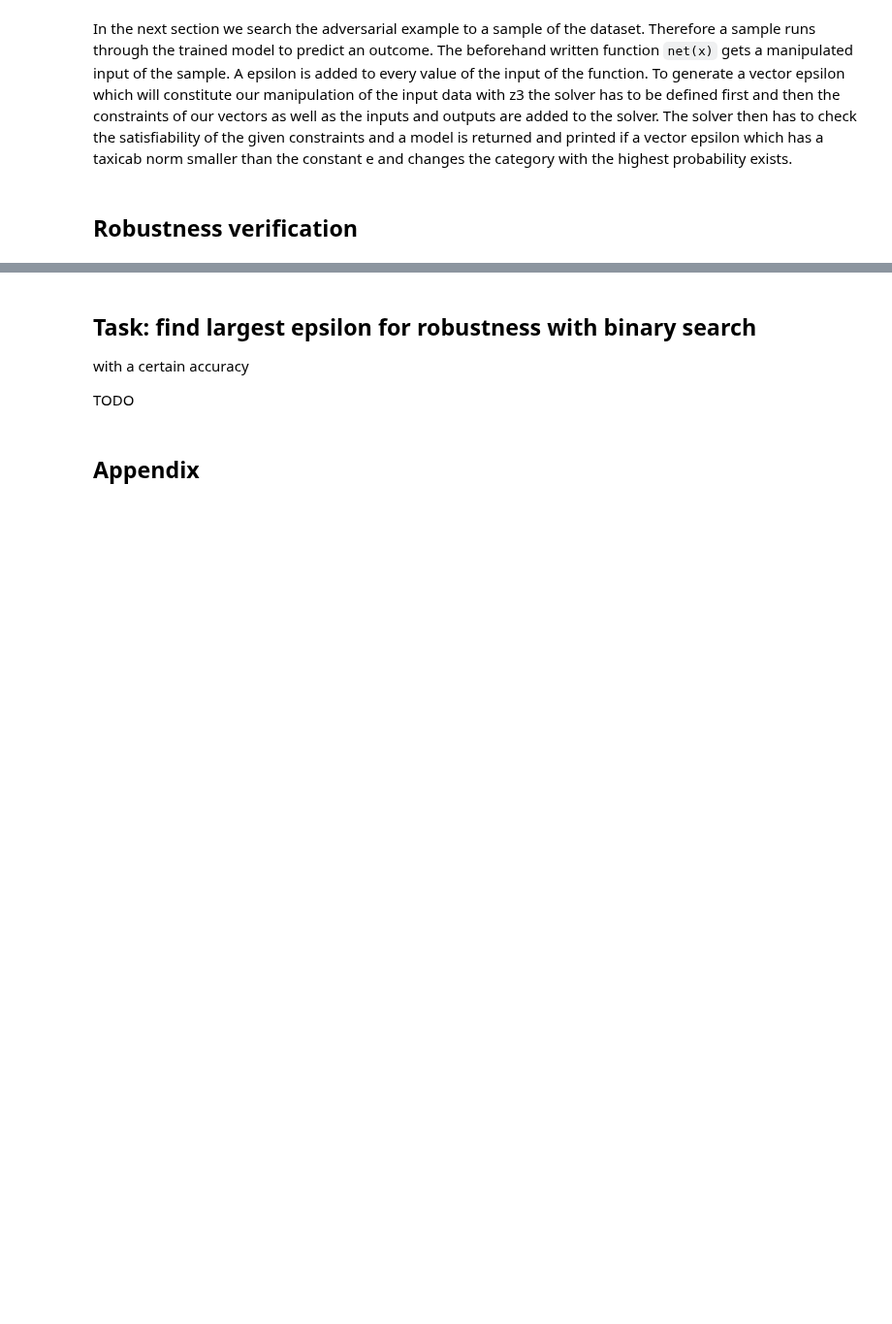
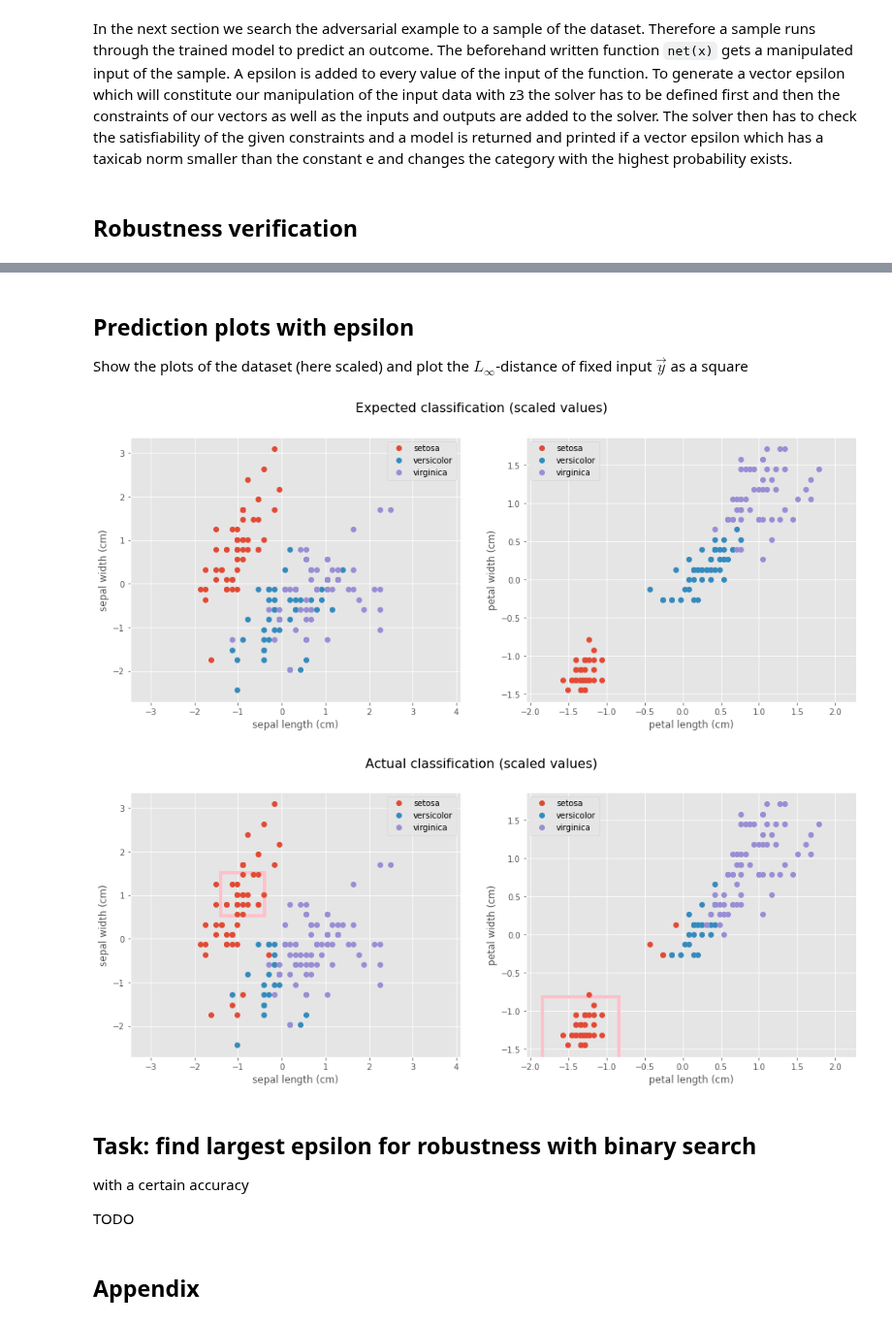
Before and after one commit to DDiekmann/Applied-Verification-Lab-Neural-Networks, a Jupyter notebook: Tutorials/adversarial_example_iris_tutorial.ipynb, the cells around one changed output, grey strips where cells are left out. Shown at 97% size. Saved outputs shown, nothing was run; the diff lists cells and outputs as text; code cells hidden in the pictures; blank space fills up the shorter version.

```diff
--- a/Tutorials/adversarial_example_iris_tutorial.ipynb
+++ b/Tutorials/adversarial_example_iris_tutorial.ipynb
@@ -377,4 +378,4 @@ TODO add second fixed input example
 # %%
-fixed_input_y = X[0]
+fixed_input_y = X_scaled[0]
 fixed_input_y_class = y[0]
 epsilon = 0.5
@@ -411,3 +433,13 @@ show_plots(X, predict(X, model), fixed_input_y, epsilon)
+# %% [markdown]
+## Prediction plots with epsilon
+
+Show the plots of the dataset (here scaled) and plot the $ L_∞ $-distance of fixed input $ \vec{y} $ as a square
+# %%
+show_plots(X_scaled, y, title = 'Expected classification (scaled values)')
+show_plots(X_scaled, predict(X_scaled, model), fixed_input_y, epsilon, title = 'Actual classification (scaled values)')
+# %% [output]
+[figure, added]
+[figure, added]
 # %% [markdown]
 ## Task: find largest epsilon for robustness with binary search
 with a certain accuracy
```
Also changed, not shown: parts of 16 cells of this notebook.
